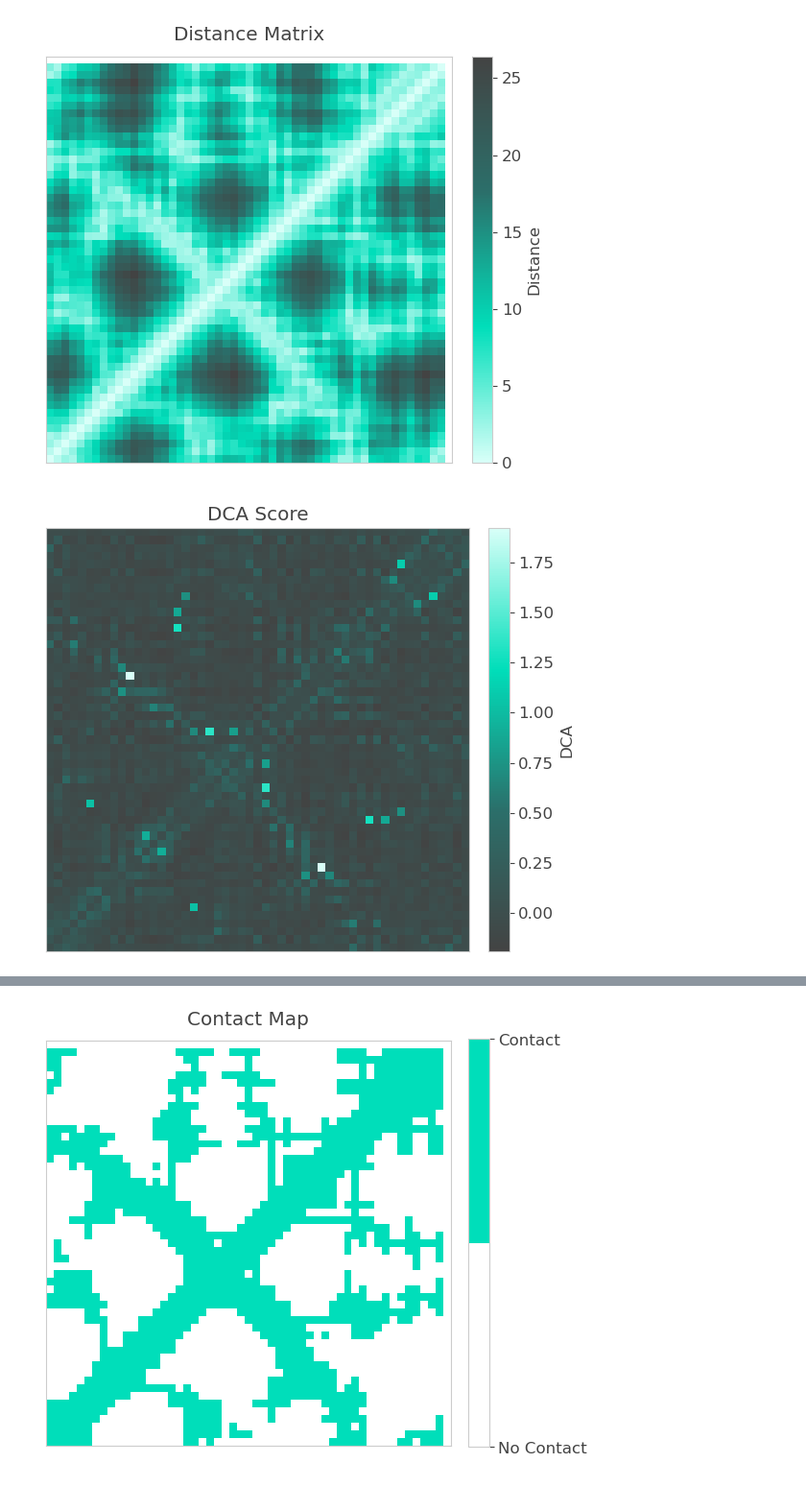
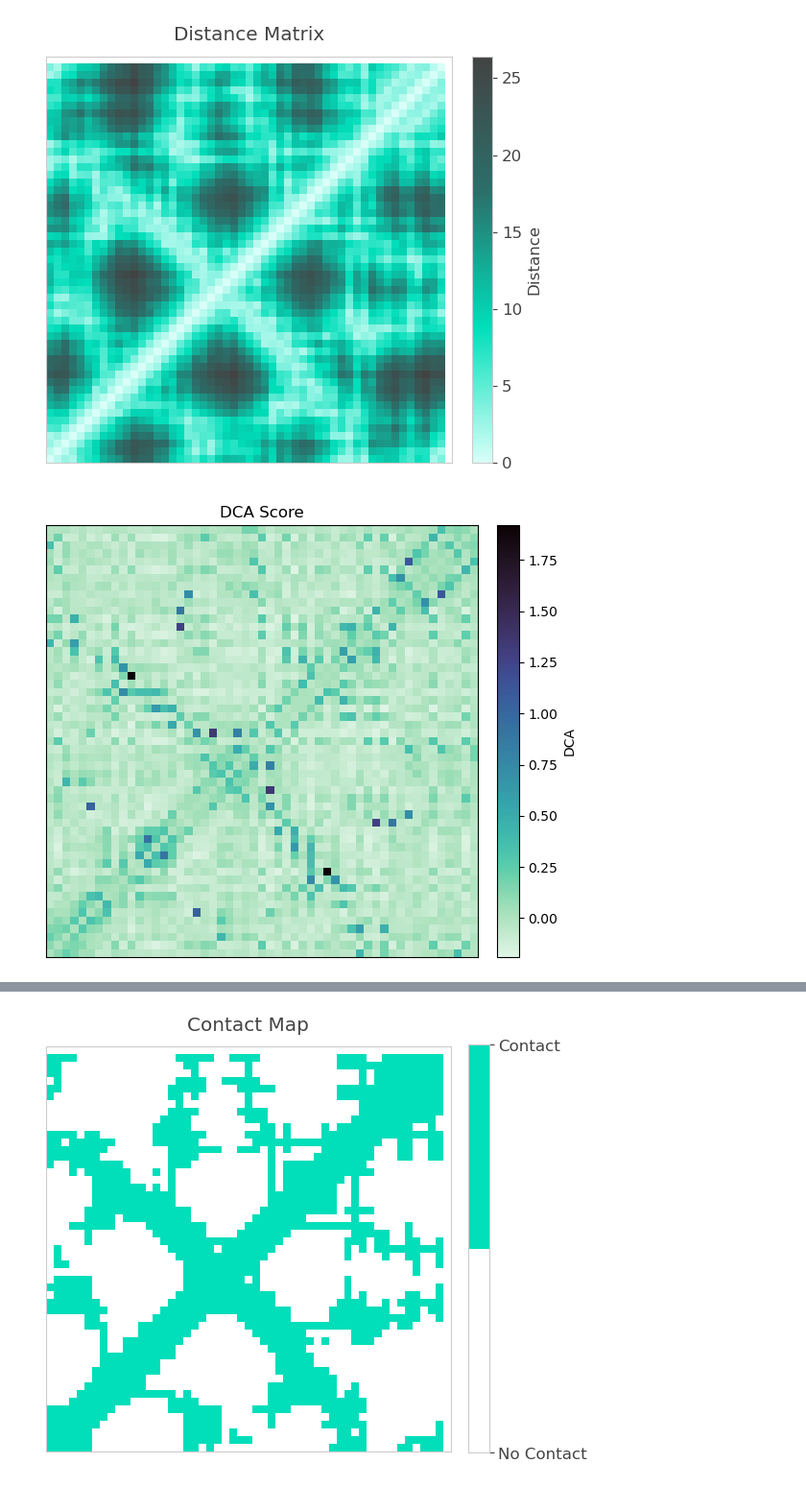
Before and after one commit to Fabiog17/Internship, a Jupyter notebook: Nice_noise.ipynb, the cells around one changed output, grey strips where cells are left out. Shown at 96% size. Drawn from its saved outputs; the diff is of its cells as text; code cells hidden in the pictures.

```diff
--- a/Nice_noise.ipynb
+++ b/Nice_noise.ipynb
@@ -39,7 +39,7 @@ plt.show()
 # %% [output]
 [figure]
 # %%
-num=1
+num=739
 file=files[num]
 print(file)
 seq=sequence[num]
@@ -70,0 +71,35 @@ DFCLEPPYTGPCKARIIRYFYNAKAGLCQTFVYGGCRAKRNNFKSAEDCMRT-
+# %%
+from noise import build_noisy_map
+def contact_from_distance(distance_map, threshold=8.0):
+    contact_map = (distance_map < threshold).astype(int)
+    return contact_map
+
+dist=distance_map[num]
+contact_map = contact_from_distance(dist, threshold=8.0)
+plt.figure()
+plt.imshow(dist,cmap='coolwarm_r', origin='lower')
+plt.colorbar(label="Distance")
+plt.title("Distance Matrix")
+plt.show()
+
+contact_map = contact_from_distance(dist, threshold=8.0)
+plt.figure()
+plt.imshow(contact_map,cmap='coolwarm', origin='lower')
+plt.colorbar(label="Contact")
+plt.title("Contact Map")
+plt.show()
+
+TC = 2.0 / np.log(1.0 + np.sqrt(2.0))
+noisy = build_noisy_map(contact_map, use_metropolis=True, J=1.0, T=0.9*TC, alpha=0.5, n_sweeps=30, zero_field=True, seed=15)
+plt.figure()
+plt.imshow(noisy,cmap='coolwarm', origin='lower')
+plt.colorbar(label="Noisy")
+plt.title("Noisy Map")
+plt.show()
+
+dca_map=dca[num]
+plt.figure()
+plt.imshow(dca_map,cmap='coolwarm', origin='lower')
+plt.colorbar(label="DCA")
+plt.title("DCA Score")
+plt.show()
@@ -198,36 +376,36 @@ dca_cmap = LinearSegmentedColormap.from_list(
     [
         "#434343",
         "#2b6f6a",  # dark teal
         "#00deba",  # teal
         "#d8fff8",  # very light cyan
     ]
 )
-
+cmap = sns.color_palette("mako_r", as_cmap=True)
 
 plt.figure(figsize=(6,5))
 
 im = plt.imshow(
     dca_map,
-    cmap=dca_cmap,
+    cmap=cmap,
     origin='lower'
 )
 
 cbar = plt.colorbar(
     im,
     label="DCA",
     fraction=0.046,
     pad=0.04
 )
 
 plt.title("DCA Score")
 
 plt.xticks([])
 plt.yticks([])
 
 plt.tight_layout()
 plt.show()
 # %% [output]
-[figure, old version]
+[figure, new version]
 # %%
 def contact_from_distance(distance_map, threshold=8.0):
     contact_map = (distance_map < threshold).astype(int)
```
Also changed, not shown: parts of 6 cells of this notebook, 10 other files.
